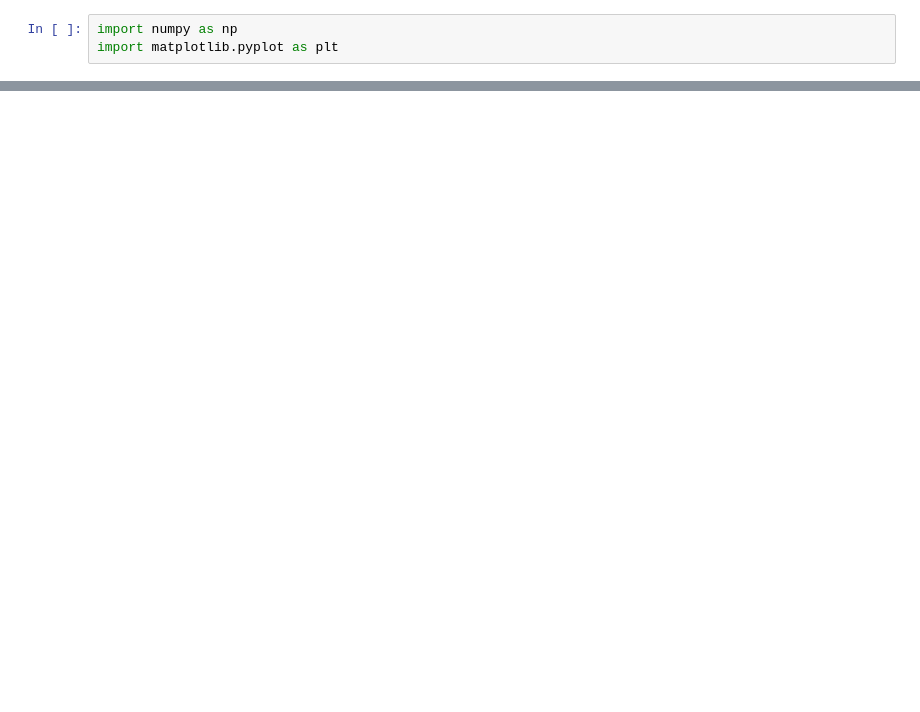
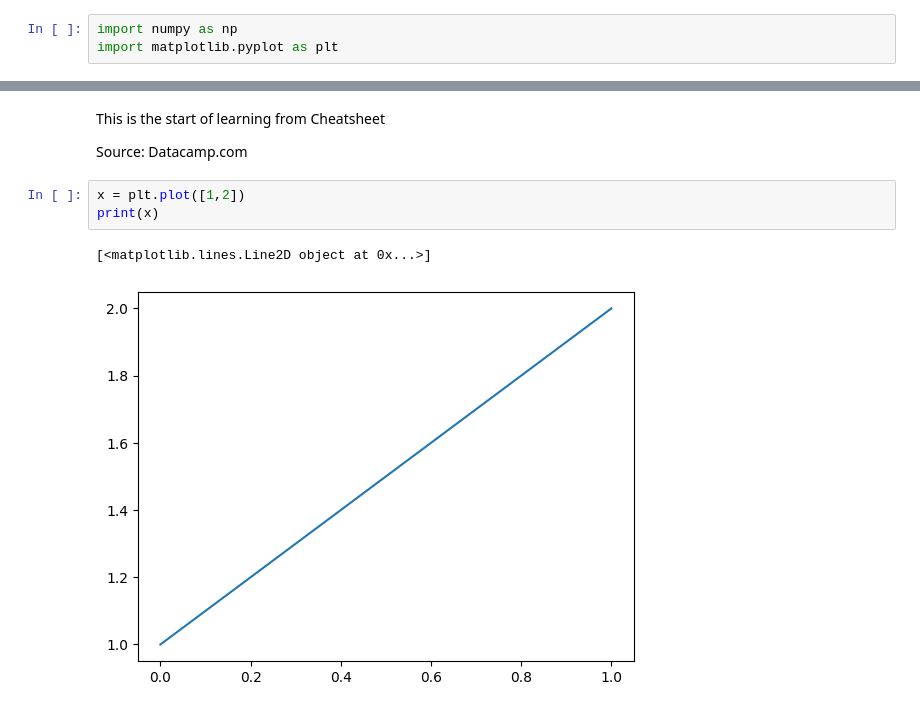
Before and after one commit to MrJ-2k04/Jupyter, a Jupyter notebook: Basics/plot.ipynb, the cells around one changed output, grey strips where cells are left out. Cells and saved outputs as stored; diff of their text form; blank space fills up the shorter version.

```diff
--- a/Basics/plot.ipynb
+++ b/Basics/plot.ipynb
@@ -21,0 +30,10 @@ for i in intersection_x:
+# %% [markdown]
+This is the start of learning from Cheatsheet
+
+Source: Datacamp.com
+# %%
+x = plt.plot([1,2])
+print(x)
+# %% [output]
+[<matplotlib.lines.Line2D object at 0x...>]
+[figure, added]
```
Also changed, not shown: parts of 1 cell of this notebook, 1 other file.
